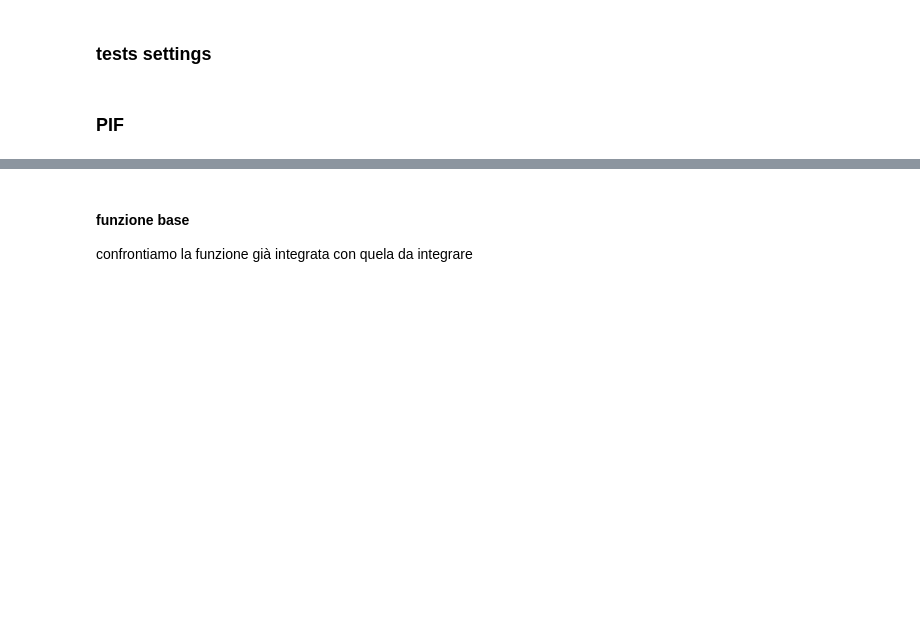
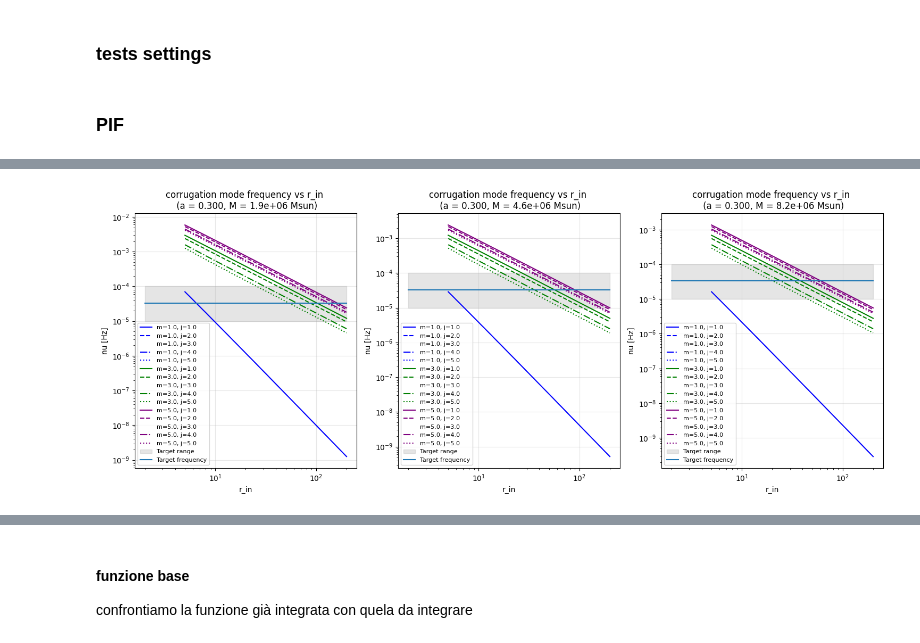
Before and after one commit to mauroghira/iuss_thesis, a Jupyter notebook: test.ipynb, the cells around one changed output, grey strips where cells are left out. Saved outputs shown, nothing was run; the diff lists cells and outputs as text; code cells hidden in the pictures; blank space fills up the shorter version.

```diff
--- a/test.ipynb
+++ b/test.ipynb
@@ -30,0 +237,46 @@ def r_isco(a):
+# %%
+fig, axes = plt.subplots(1, 3, figsize=(15, 6))
+axes = axes.flatten()
+
+M_idx = [1, 4, 8]
+ia = 30
+
+stiles = ['-', '--', '', '-.', ':']
+colors = ["blue", "orange", "green", "red", "purple"]
+
+# Loop over zeta values
+for i, iM in enumerate(M_idx):
+    for im in (0, 2, 4):
+        for ij, jj in enumerate(j2):
+            r_vals = RIN2[0,0,ia,:,iM,0]
+            freq_vals = freq2[im, ij, ia, :, iM, 0]    # vector shape (No,)
+
+            # plot only valid positive frequencies
+            mask = np.isfinite(freq_vals) & (freq_vals > 0)
+            mask &= (r_vals > r_isco(A2[0,0,ia,0,iM,0]))
+
+            jj = j2[im, ij, ia, 0, iM, 0]
+            mm = m2[im, ij, ia, 0, iM, 0]
+
+            label = f"m={mm}, j={jj}"
+            axes[i].plot(r_vals[mask], freq_vals[mask], label=label,
+                         linestyle=stiles[ij % len(stiles)],
+                         color=colors[im % len(colors)])
+
+    # Target frequency band
+    axes[i].fill_between(r_vals, TARGET_MIN, TARGET_MAX, color='gray', alpha=0.2,
+                    label="Target range")
+    axes[i].plot(r_vals, np.ones_like(r_vals)*NU0, label="Target frequency")
+
+    axes[i].set_title(f"corrugation mode frequency vs r_in \n (a = {A2[0, 0, ia, 0, 0, 0]:.3f}, M = {M2[0,0, ia, 0,iM,0]:.1e} Msun)")
+    axes[i].set_xlabel("r_in")
+    axes[i].set_ylabel("nu [Hz]")
+    axes[i].set_yscale("log")
+    axes[i].set_xscale("log")
+    axes[i].grid(True, alpha=0.3)
+    axes[i].legend(fontsize=8)
+
+plt.tight_layout()
+plt.show()
+# %% [output]
+[figure, added]
```
Also changed, not shown: parts of 15 cells of this notebook, 7 other files.
